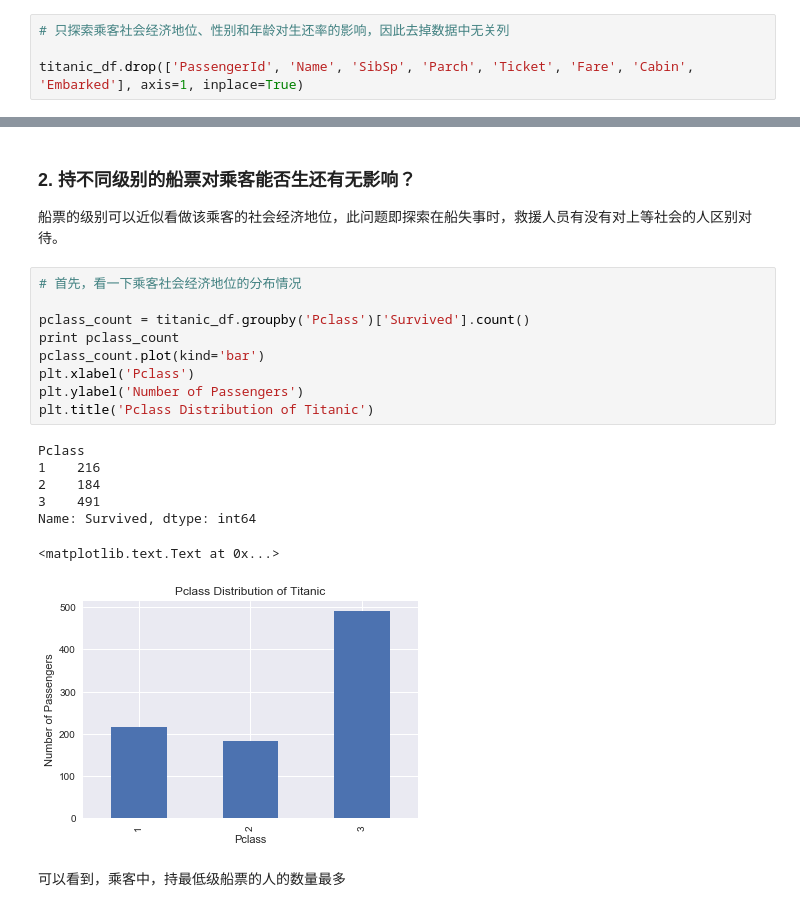
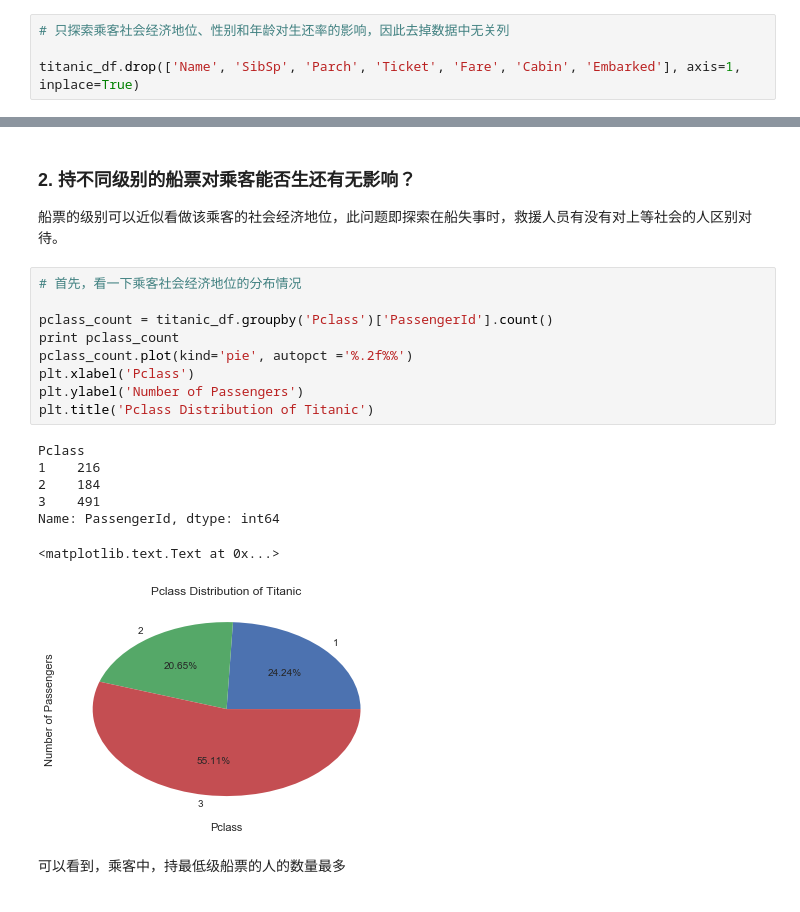
Before and after one commit to RedChueng/Investigate_a_-Dataset, a Jupyter notebook: Investigate_Titanic_Data.ipynb, the cells around one changed output, grey strips where cells are left out. Drawn from its saved outputs; the diff is of its cells as text.

```diff
--- a/Investigate_Titanic_Data.ipynb
+++ b/Investigate_Titanic_Data.ipynb
@@ -50,7 +50,7 @@ Embarked：登船港（C = Cherbourg, Q = Queenstown, S = Southampton）
 # %%
 # 只探索乘客社会经济地位、性别和年龄对生还率的影响，因此去掉数据中无关列
 
-titanic_df.drop(['PassengerId', 'Name', 'SibSp', 'Parch', 'Ticket', 'Fare', 'Cabin', 'Embarked'], axis=1, inplace=True)
+titanic_df.drop(['Name', 'SibSp', 'Parch', 'Ticket', 'Fare', 'Cabin', 'Embarked'], axis=1, inplace=True)
 # %%
 # 查看数据信息
 
@@ -121,20 +126,20 @@ print survive_rate
 # %%
 # 首先，看一下乘客社会经济地位的分布情况
 
-pclass_count = titanic_df.groupby('Pclass')['Survived'].count()
+pclass_count = titanic_df.groupby('Pclass')['PassengerId'].count()
 print pclass_count
-pclass_count.plot(kind='bar')
+pclass_count.plot(kind='pie', autopct ='%.2f%%')
 plt.xlabel('Pclass')
 plt.ylabel('Number of Passengers')
 plt.title('Pclass Distribution of Titanic')
 # %% [output]
 Pclass
 1    216
 2    184
 3    491
-Name: Survived, dtype: int64
+Name: PassengerId, dtype: int64
 <matplotlib.text.Text at 0x...>
-[figure, old version]
+[figure, new version]
 # %% [markdown]
 可以看到，乘客中，持最低级船票的人的数量最多
 # %%
```
Also changed, not shown: parts of 9 cells of this notebook.
